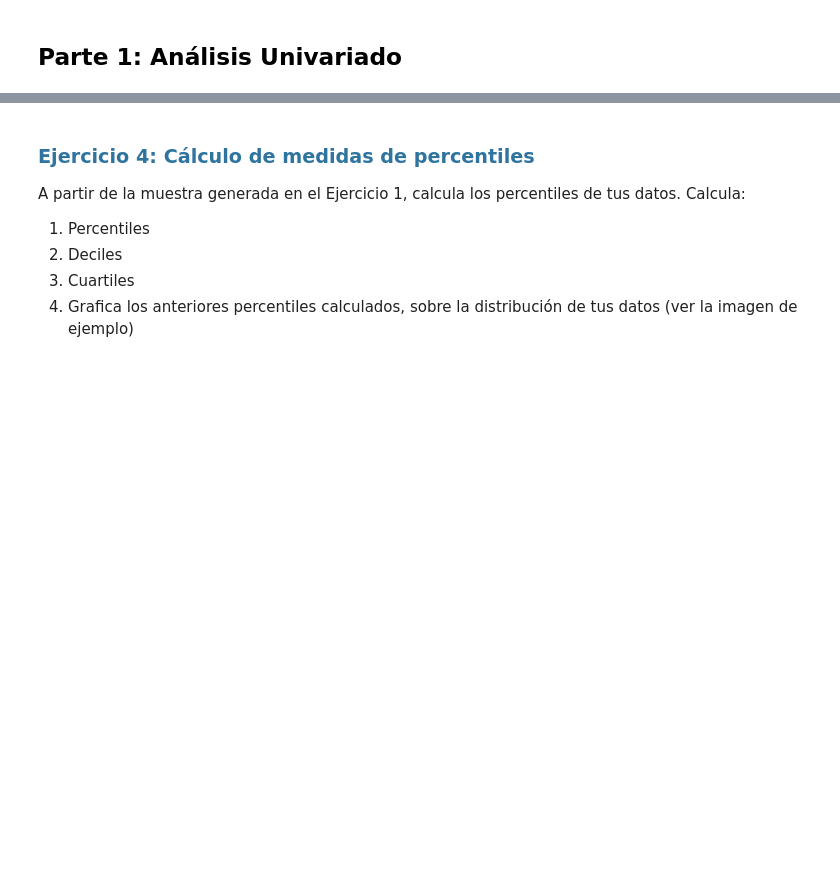
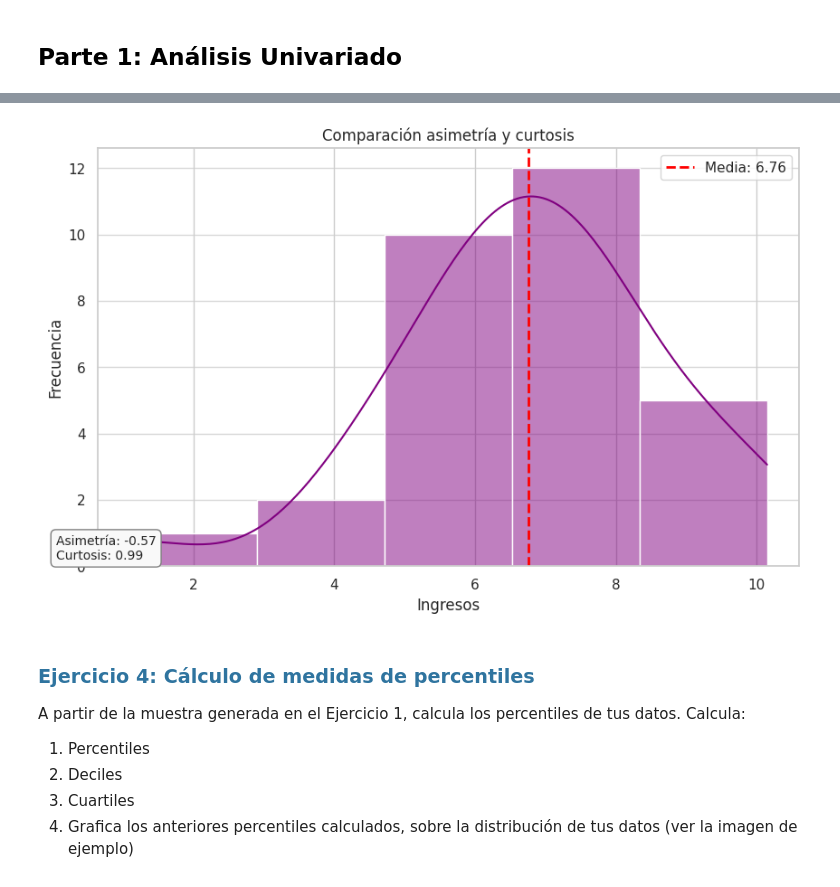
Before and after one commit to JulianCarvajal/BeatAnalytics, a Jupyter notebook: sesiones_practicas/sp_2_natalia_bernal_julian_carvajal.ipynb, the cells around one changed output, grey strips where cells are left out. Cells and saved outputs as stored; diff of their text form; code cells hidden in the pictures; blank space fills up the shorter version.

```diff
--- a/sesiones_practicas/sp_2_natalia_bernal_julian_carvajal.ipynb
+++ b/sesiones_practicas/sp_2_natalia_bernal_julian_carvajal.ipynb
@@ -5,6 +5,6 @@
 # %% [markdown]
 ## <span style="color:black;"><strong>Datos de los estudiantes</strong></span>
 # %%
-nombre = input("📝 Ingresa tu nombre completo: ")
-correo = input("📧 Ingresa tu correo electrónico: ")
-cedula = input("🔢 Ingresa los últimos 6 dígitos de tu cédula: ")
+nombre_1 = input("📝 Ingresa tu nombre completo: ")
+correo_1 = input("📧 Ingresa tu correo electrónico: ")
+cedula_1 = input("🔢 Ingresa los últimos 6 dígitos de tu cédula: ")
@@ -45,6 +197,28 @@ A partir de la muestra generada en el Ejercicio 1, analiza la distribución de l
 3. Realiza la comparación con la distribución normal (ver la imagen de ejemplo)
 
 ![image.png](embedded-picture-1)
+# %%
+from scipy.stats import skew, kurtosis
+
+asimetria = skew(datos)
+curtosis = kurtosis(datos)
+
+plt.figure(figsize=(10, 6))
+sns.histplot(datos, kde=True, color='purple', bins=5)
+plt.title('Comparación asimetría y curtosis')
+plt.xlabel('Ingresos')
+plt.ylabel('Frecuencia')
+plt.axvline(media, color='red', linestyle='dashed', linewidth=2, label=f'Media: {media:.2f}')
+plt.text(0.05, 0.95,
+            f"Asimetría: {asimetria:.2f}\nCurtosis: {curtosis:.2f}",
+            fontsize=10,
+            verticalalignment='top',
+            bbox=dict(boxstyle="round,pad=0.4", facecolor="#f9f9f9", edgecolor="gray"))
+plt.legend()
+plt.grid(axis='y', alpha=0.75)
+plt.show()
+# %% [output]
+[figure, added]
 # %% [markdown]
 ### <span style="color:#2F749F;"><strong>Ejercicio 4: Cálculo de medidas de percentiles</strong></span>
 
```
Also changed, not shown: parts of 15 cells of this notebook.
